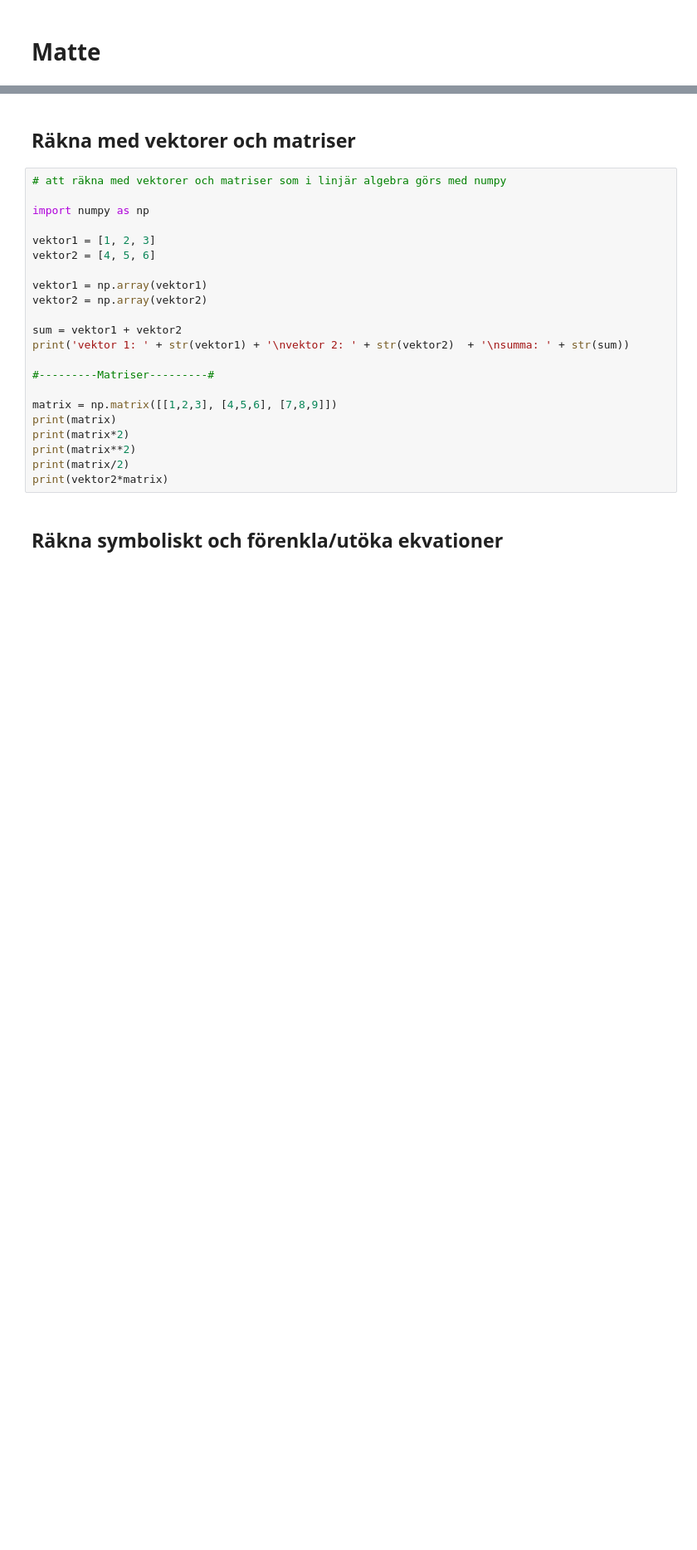
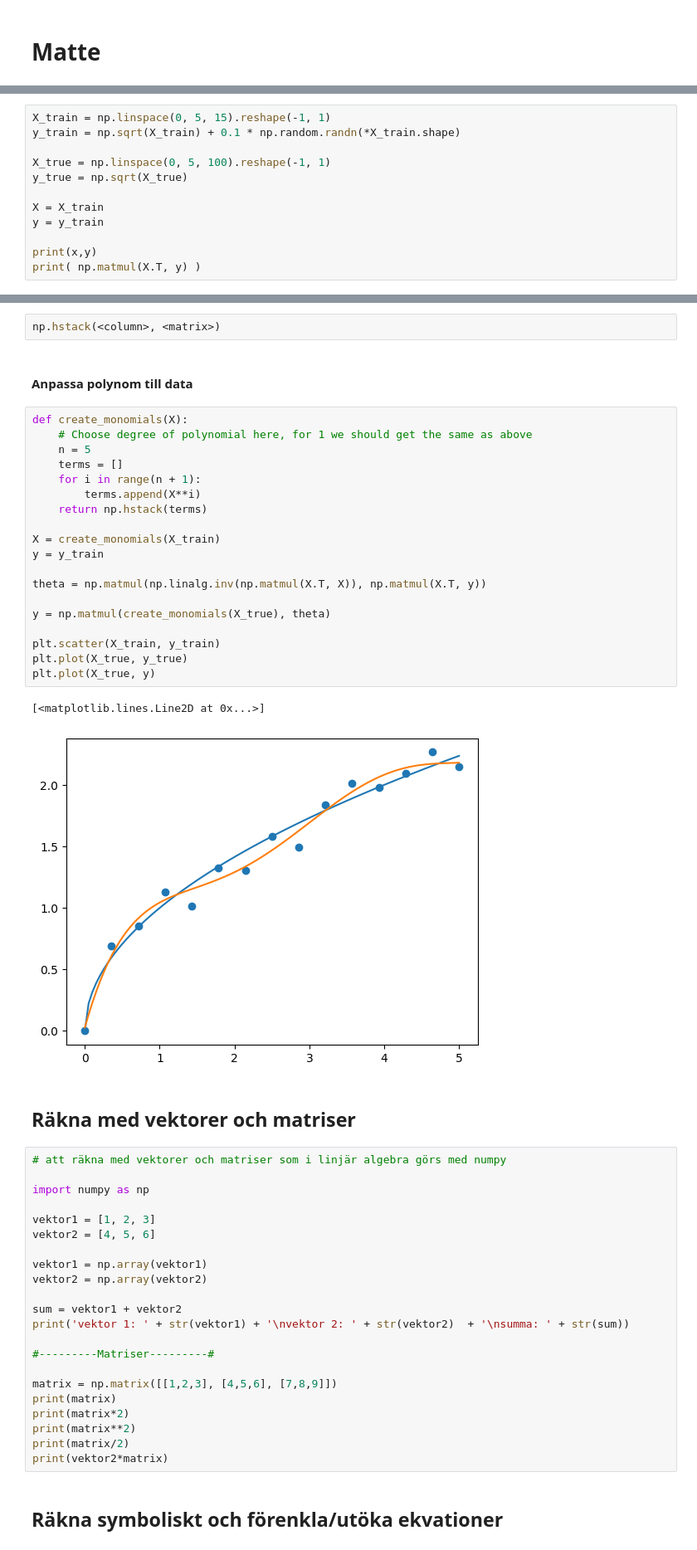
Before and after one commit to mario3219/python-notes, a Jupyter notebook: python-notes.ipynb, the cells around one changed output, grey strips where cells are left out. Shown at 83% size. Cells and saved outputs as stored; diff of their text form; blank space fills up the shorter version.

```diff
--- a/python-notes.ipynb
+++ b/python-notes.ipynb
@@ -196,0 +207,12 @@ plt.axis([0, 5, 0, 1]) # 0 och 5 är för x, 0 och 1 för y
+# %%
+X_train = np.linspace(0, 5, 15).reshape(-1, 1)
+y_train = np.sqrt(X_train) + 0.1 * np.random.randn(*X_train.shape)
+
+X_true = np.linspace(0, 5, 100).reshape(-1, 1)
+y_true = np.sqrt(X_true)
+
+X = X_train
+y = y_train
+
+print(x,y)
+print( np.matmul(X.T, y) )
@@ -197,3 +245,29 @@ plt.axis([0, 5, 0, 1]) # 0 och 5 är för x, 0 och 1 för y
+# %%
+np.hstack(<column>, <matrix>)
+# %% [markdown]
+#### Anpassa polynom till data
+# %%
+def create_monomials(X):
+    # Choose degree of polynomial here, for 1 we should get the same as above
+    n = 5
+    terms = []
+    for i in range(n + 1):
+        terms.append(X**i)
+    return np.hstack(terms)
+
+X = create_monomials(X_train)
+y = y_train
+
+theta = np.matmul(np.linalg.inv(np.matmul(X.T, X)), np.matmul(X.T, y))
+
+y = np.matmul(create_monomials(X_true), theta)
+
+plt.scatter(X_train, y_train)
+plt.plot(X_true, y_true)
+plt.plot(X_true, y)
+# %% [output]
+[<matplotlib.lines.Line2D at 0x...>]
+[figure, added]
 # %% [markdown]
 ## Räkna med vektorer och matriser
 # %%
```
Also changed, not shown: parts of 11 cells of this notebook.
